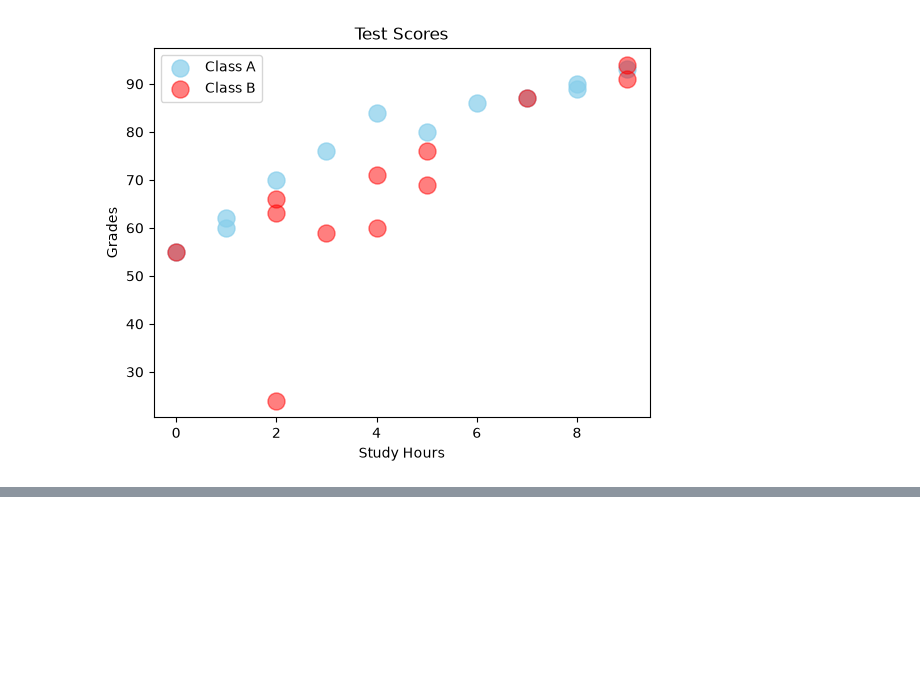
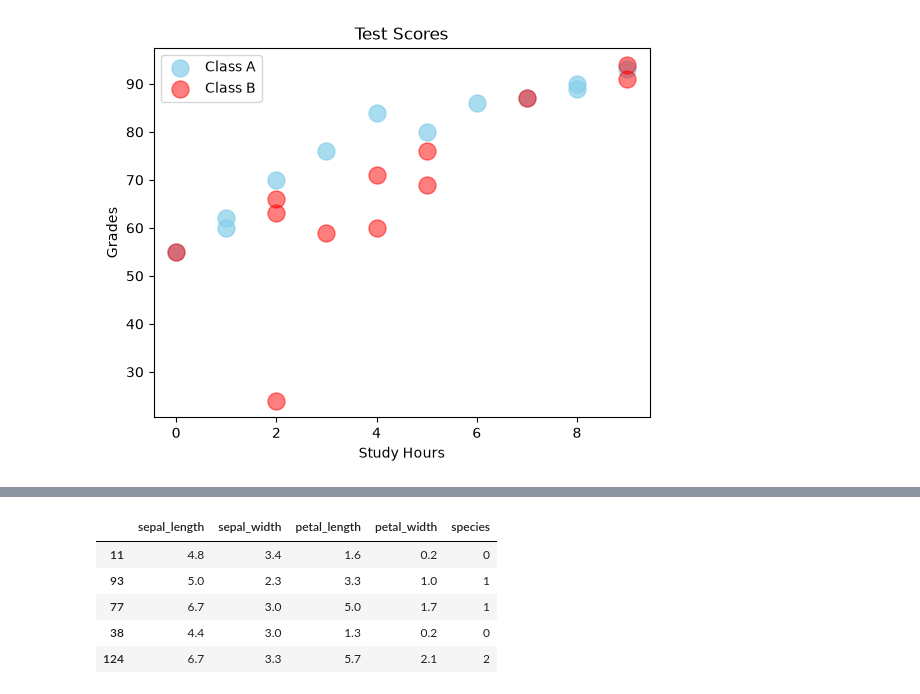
Before and after one commit to zaibgray/matplotlib, a Jupyter notebook: matplotlib.ipynb, the cells around one changed output, grey strips where cells are left out. Cells and saved outputs as stored; diff of their text form; code cells hidden in the pictures; blank space fills up the shorter version.

```diff
--- a/matplotlib.ipynb
+++ b/matplotlib.ipynb
@@ -320,0 +401,10 @@ plt.show()
+# %%
+df["species"] = df["species"].replace({"setosa":0, "versicolor":1, "virginica":2})
+df.sample(5)
+# %% [output]
+|  | sepal_length | sepal_width | petal_length | petal_width | species |
+| 11 | 4.8 | 3.4 | 1.6 | 0.2 | 0 |
+| 93 | 5.0 | 2.3 | 3.3 | 1.0 | 1 |
+| 77 | 6.7 | 3.0 | 5.0 | 1.7 | 1 |
+| 38 | 4.4 | 3.0 | 1.3 | 0.2 | 0 |
+| 124 | 6.7 | 3.3 | 5.7 | 2.1 | 2 |
```
Also changed, not shown: parts of 14 cells of this notebook.
